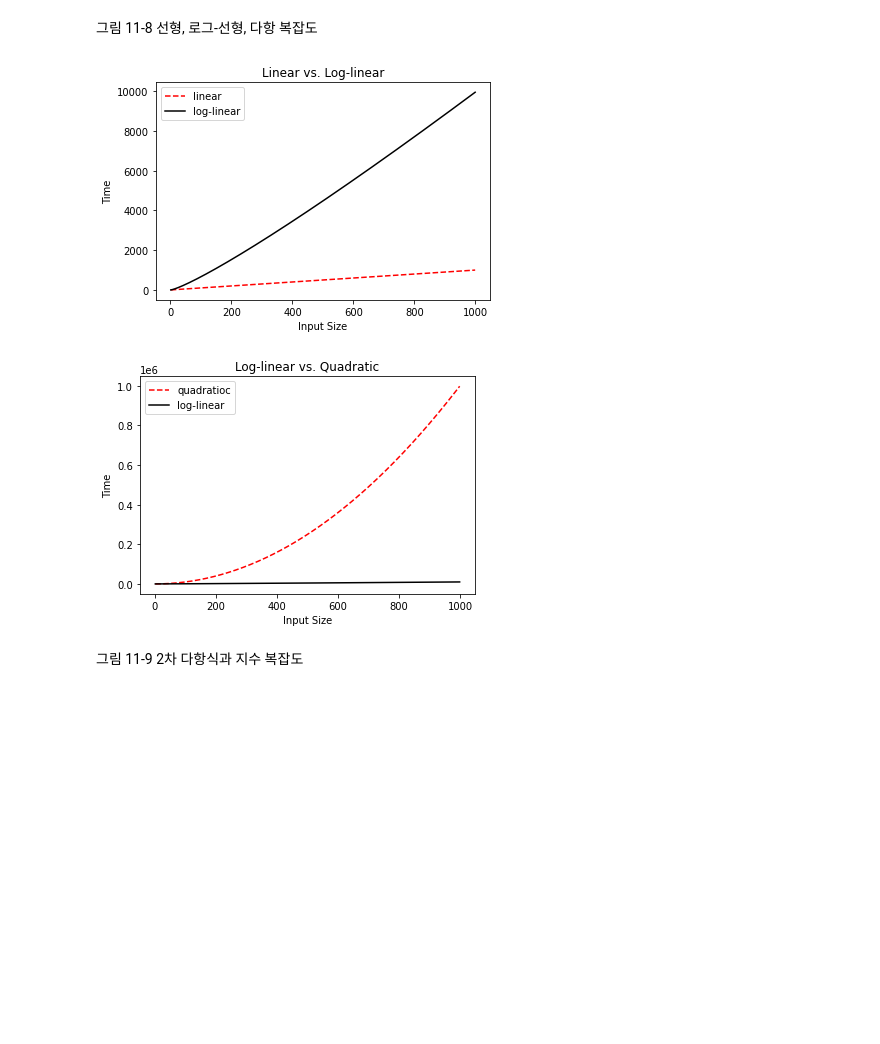
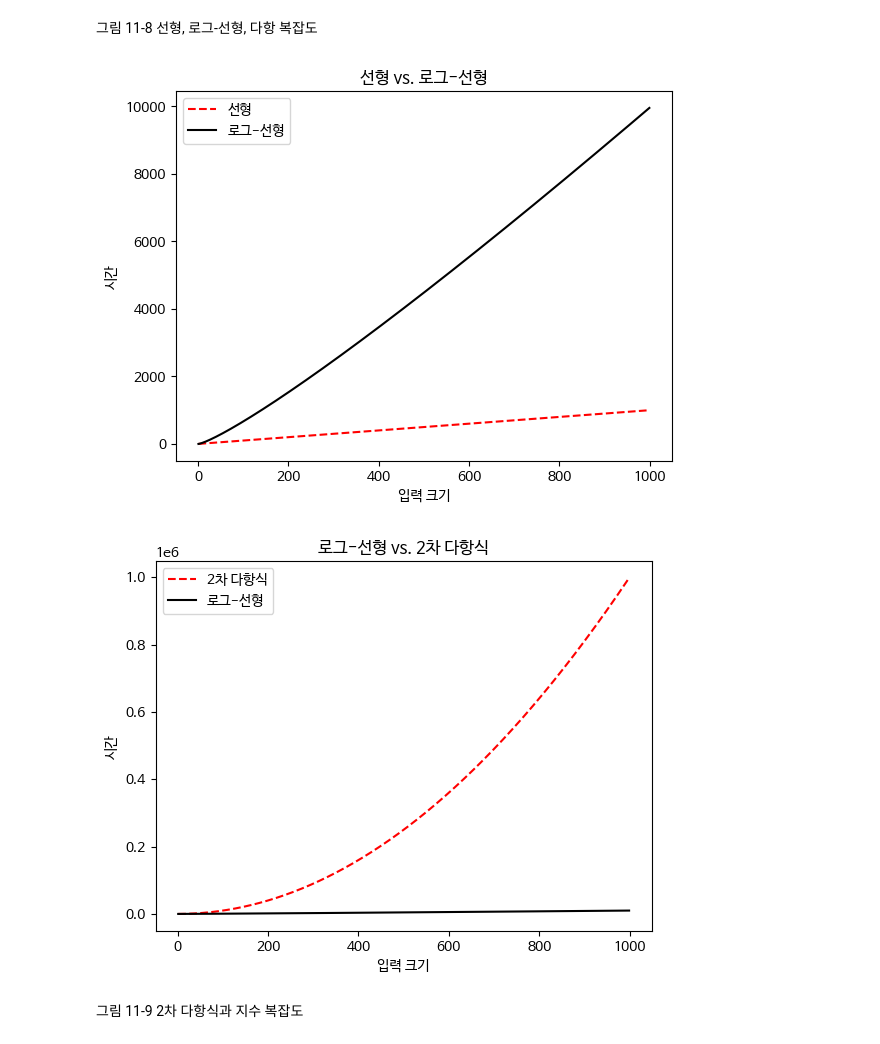
Before and after one commit to rickiepark/python4daml, a Jupyter notebook: 11장.ipynb, the cells around one changed output. Cells and saved outputs as stored; diff of their text form; code cells hidden in the pictures; blank space fills up the shorter version.

```diff
--- a/11장.ipynb
+++ b/11장.ipynb
@@ -2,6 +2,22 @@
 <table align="left"><tr><td>
 <a href="https://colab.research.google.com/github/rickiepark/python4daml/blob/main/11장.ipynb" target="_parent"><img src="https://colab.research.google.com/assets/colab-badge.svg" alt="코랩에서 실행하기"/></a>
 </td></tr></table>
+# %%
+# 한글 폰트 사용을 위한 코드입니다.
+import sys
+# 코랩의 경우 나눔 폰트를 설치합니다.
+if 'google.colab' in sys.modules:
+    !sudo apt-get -qq -y install fonts-nanum
+    import matplotlib.font_manager as fm
+    font_files = fm.findSystemFonts(fontpaths=['/usr/share/fonts/truetype/nanum'])
+    for fpath in font_files:
+        fm.fontManager.addfont(fpath)
+
+# 나눔 폰트를 사용합니다.
+import matplotlib
+
+matplotlib.rc('font', family='NanumBarunGothic')
+matplotlib.rcParams['axes.unicode_minus'] = False
 # %% [markdown]
 # 11장 알고리즘 복잡도에 대한 간략한 소개
 # %% [markdown]
@@ -269,33 +285,33 @@ plt.show()
 # %%
 plt.figure()
 x_vals = range(1, 1000, 1)
 y_log_linear, y_linear = [], []
 for x in x_vals:
     y_linear.append(x)
     y_log_linear.append(x*math.log2(x))
-plt.plot(x_vals, y_linear, 'r--', label = 'linear')
-plt.plot(x_vals, y_log_linear, 'k-', label = 'log-linear')
-plt.xlabel('Input Size')
-plt.ylabel('Time')
-plt.title('Linear vs. Log-linear')
+plt.plot(x_vals, y_linear, 'r--', label = '선형')
+plt.plot(x_vals, y_log_linear, 'k-', label = '로그-선형')
+plt.xlabel('입력 크기')
+plt.ylabel('시간')
+plt.title('선형 vs. 로그-선형')
 plt.legend()
 
 plt.figure()
 x_vals = range(1, 1000, 1)
 y_log_linear, y_quadratic = [], []
 for x in x_vals:
     y_quadratic.append(x**2)
     y_log_linear.append(x*math.log2(x))
-plt.plot(x_vals, y_quadratic, 'r--', label = 'quadratioc')
-plt.plot(x_vals, y_log_linear, 'k-', label = 'log-linear')
-plt.xlabel('Input Size')
-plt.ylabel('Time')
-plt.title('Log-linear vs. Quadratic')
+plt.plot(x_vals, y_quadratic, 'r--', label = '2차 다항식')
+plt.plot(x_vals, y_log_linear, 'k-', label = '로그-선형')
+plt.xlabel('입력 크기')
+plt.ylabel('시간')
+plt.title('로그-선형 vs. 2차 다항식')
 plt.legend()
 plt.show()
 # %% [output]
-[figure, old version]
+[figure, new version]
-[figure, old version]
+[figure, new version]
 # %% [markdown]
 그림 11-9 2차 다항식과 지수 복잡도
 # %%
```
Also changed, not shown: parts of 2 cells of this notebook.
